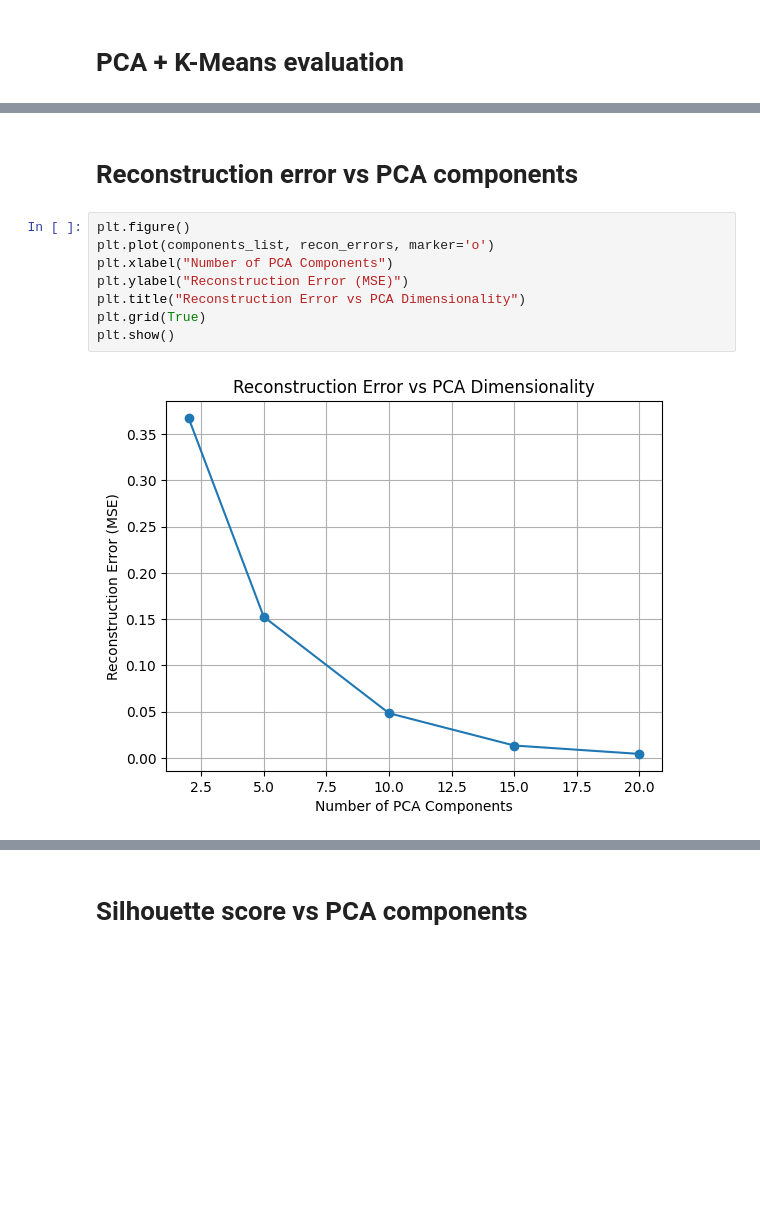
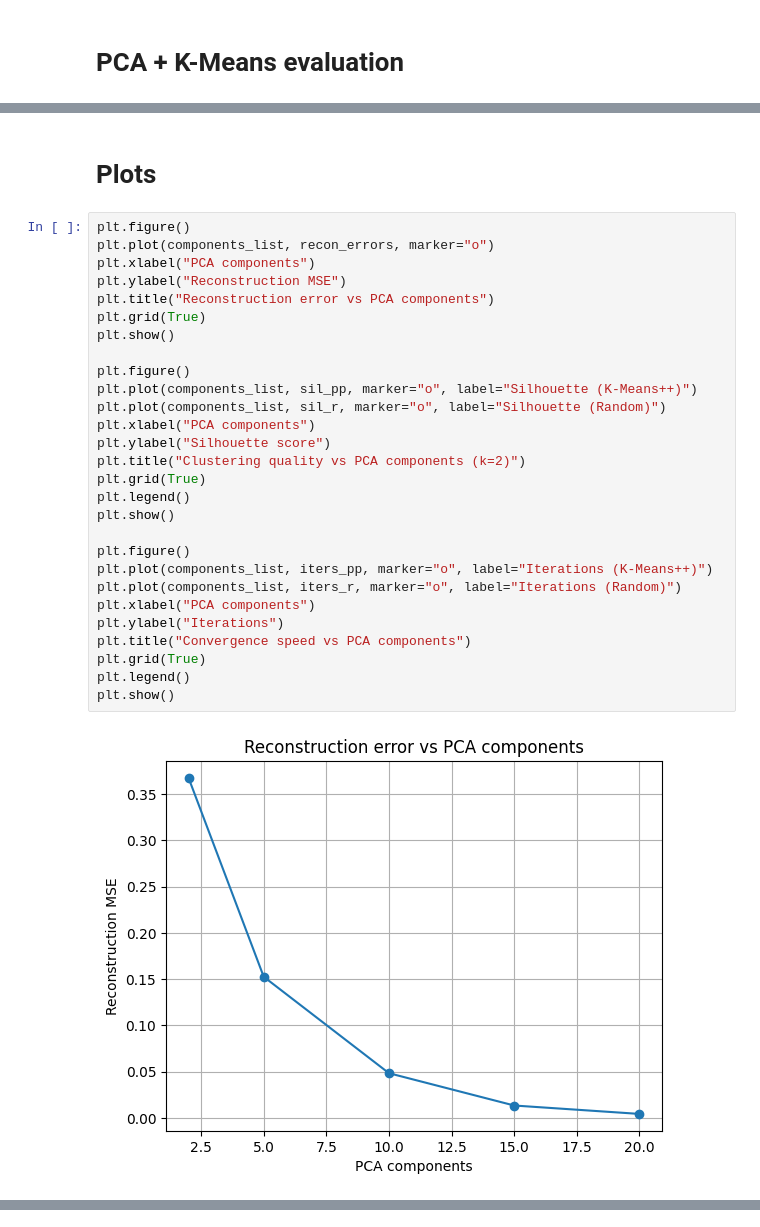
Before and after one commit to habibaelghazouly/ML-projects, a Jupyter notebook: Unsupervised Learning Models/Notebooks/exp3_kmeans_after_pca.ipynb, the cells around one changed output, grey strips where cells are left out. Saved outputs shown, nothing was run; the diff lists cells and outputs as text; blank space fills up the shorter version.

Commit message:
Correct gap statistic and add PCA visualization

```diff
--- a/Unsupervised Learning Models/Notebooks/exp3_kmeans_after_pca.ipynb
+++ b/Unsupervised Learning Models/Notebooks/exp3_kmeans_after_pca.ipynb
@@ -53,12 +67,32 @@ Components=20: Recon MSE=0.004428, Silhouette=0.3459
 # %% [markdown]
-# Reconstruction error vs PCA components
+# Plots
 # %%
 plt.figure()
-plt.plot(components_list, recon_errors, marker='o')
-plt.xlabel("Number of PCA Components")
-plt.ylabel("Reconstruction Error (MSE)")
-plt.title("Reconstruction Error vs PCA Dimensionality")
+plt.plot(components_list, recon_errors, marker="o")
+plt.xlabel("PCA components")
+plt.ylabel("Reconstruction MSE")
+plt.title("Reconstruction error vs PCA components")
 plt.grid(True)
 plt.show()
+
+plt.figure()
+plt.plot(components_list, sil_pp, marker="o", label="Silhouette (K-Means++)")
+plt.plot(components_list, sil_r, marker="o", label="Silhouette (Random)")
+plt.xlabel("PCA components")
+plt.ylabel("Silhouette score")
+plt.title("Clustering quality vs PCA components (k=2)")
+plt.grid(True)
+plt.legend()
+plt.show()
+
+plt.figure()
+plt.plot(components_list, iters_pp, marker="o", label="Iterations (K-Means++)")
+plt.plot(components_list, iters_r, marker="o", label="Iterations (Random)")
+plt.xlabel("PCA components")
+plt.ylabel("Iterations")
+plt.title("Convergence speed vs PCA components")
+plt.grid(True)
+plt.legend()
+plt.show()
 # %% [output]
-[figure, old version]
+[figure, new version]
@@ -65,2 +100,0 @@ plt.show()
-# %% [markdown]
-# Silhouette score vs PCA components
```
Also changed, not shown: parts of 6 cells of this notebook, 2 other files.
